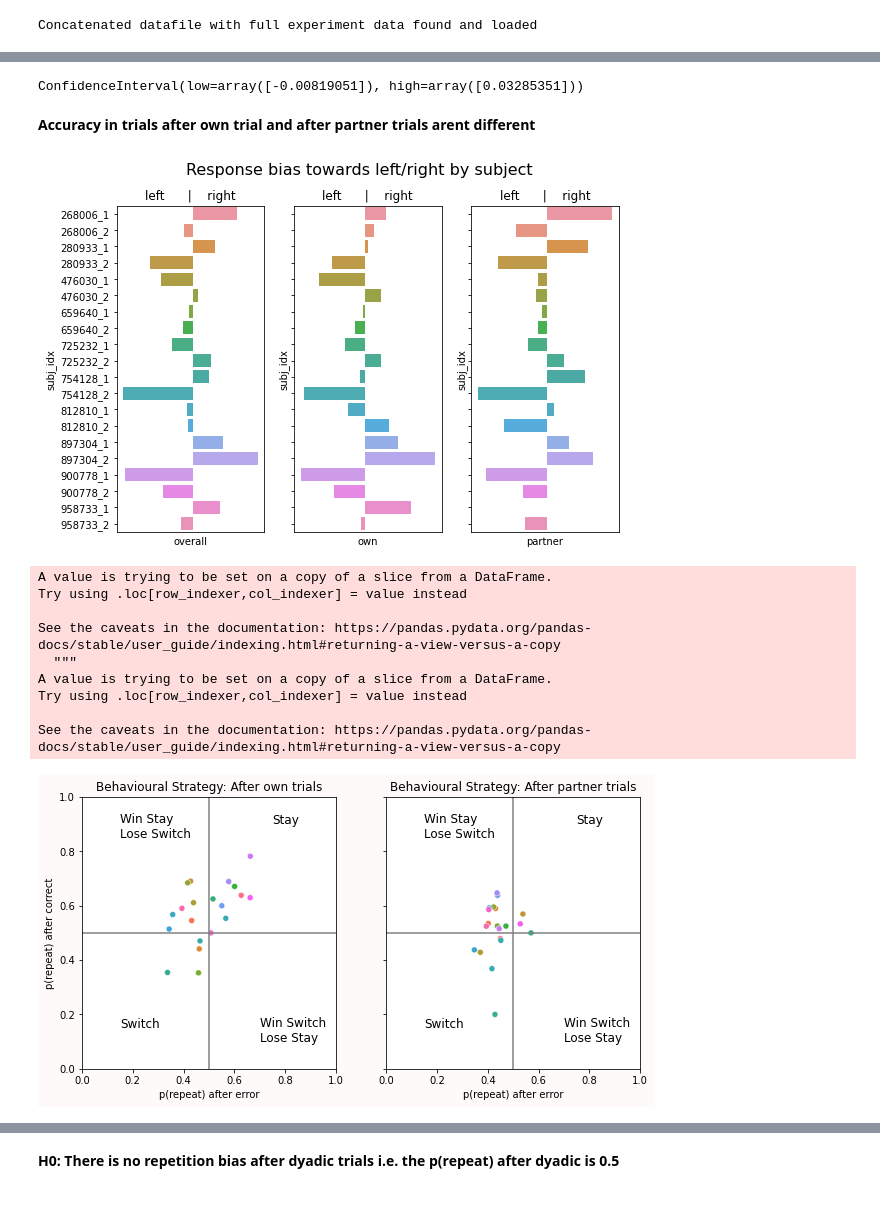
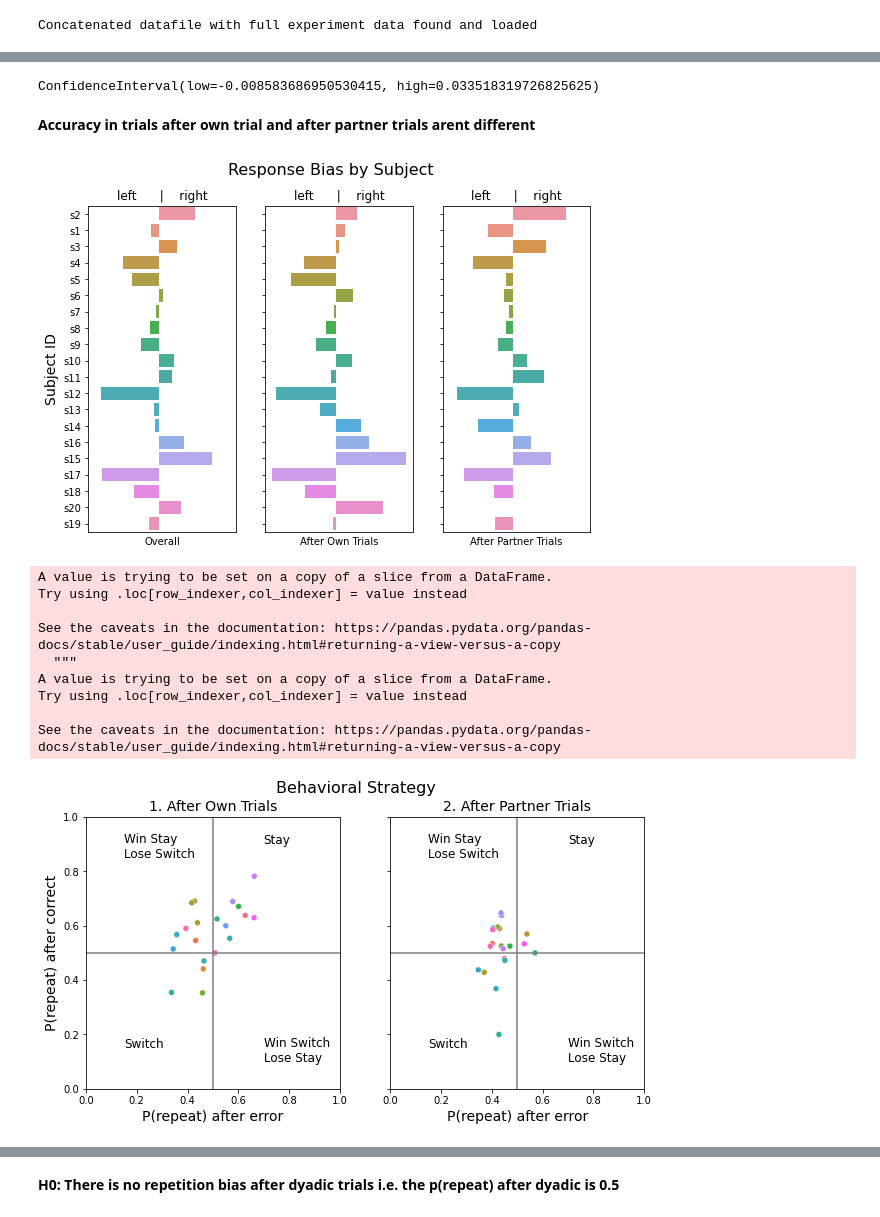
Before and after one commit to 104H/dyadicdecisionmaking, a Jupyter notebook: dataanalysis/analysis.ipynb, the cells around one changed output, grey strips where cells are left out. Drawn from its saved outputs; the diff is of its cells as text; code cells hidden in the pictures.

Commit message:
Updated with suggestions for Plot changes

```diff
--- a/dataanalysis/analysis.ipynb
+++ b/dataanalysis/analysis.ipynb
@@ -149,0 +141,10 @@ print(subjects)
+# %%
+#for better looking charts, subject ids are shorterned
+subjects = trials_df['subj_idx'].unique()
+sids = {x: 's' + str(i+1) for i,x in enumerate(trials_df['subj_idx'].unique())}
+"""
+for c in trials_df.columns:
+  if ('subj' in c ) or ('subject' in c ):
+    trials_df[c].replace(sids,inplace=True)
+"""
+sids
@@ -181,33 +222,43 @@ After Partner trial, mean: 78.26% sem: 2.80%
 # %%
 #bnasic assumption in analysis: each individual is independent..resample individuals
 tmpdf = pd.concat([t1, t2,t3], axis=1, join="outer")
-tmpdf['diff'] = tmpdf['partner'] - tmpdf['own']
-tmpdf.drop(columns=['overall','own','partner'],axis=1,inplace=True)
+tmpdf['diff'] = tmpdf['After Partner Trials'] - tmpdf['After Own Trials']
+tmpdf = tmpdf['diff']
 ci = scipy.stats.bootstrap((tmpdf.to_numpy(),), np.mean, confidence_level=0.95)
 print(ci.confidence_interval)
 # %% [output]
-ConfidenceInterval(low=array([-0.00819051]), high=array([0.03285351]))
+ConfidenceInterval(low=-0.008583686950530415, high=0.033518319726825625)
 # %% [markdown]
 **Accuracy in trials after own trial and after partner trials arent different**
 # %%
 """
 Summary: Response direction bias
 """
-fig, ax = plt.subplots(1,3,figsize=(9,6),sharey=True)
-tmpdf = trials_df.groupby(['subj_idx'])['response'].mean().rename('overall')
+fig, ax = plt.subplots(1,3,figsize=(9,6),sharey=True,sharex=True)
+tmpdf = trials_df.groupby(['subj_idx'])['response'].mean().rename('Overall')
+tmpdf.rename(index=sids,inplace=True)#change subject ids
 sns.barplot(x=tmpdf,y=tmpdf.index,ax=ax[0])
-tmpdf = trials_df[trials_df['subj_idx'] == trials_df['l1_subject']].groupby(['subj_idx'])['response'].mean().rename('own')
+
+tmpdf = trials_df[trials_df['subj_idx'] == trials_df['l1_subject']].groupby(['subj_idx'])['response'].mean().rename('After Own Trials')
+tmpdf.rename(index=sids,inplace=True)#change subject ids
 sns.barplot(x=tmpdf,y=tmpdf.index,ax=ax[1])
-tmpdf = trials_df[trials_df['subj_idx'] != trials_df['l1_subject']].groupby(['subj_idx'])['response'].mean().rename('partner')
+
+tmpdf = trials_df[trials_df['subj_idx'] != trials_df['l1_subject']].groupby(['subj_idx'])['response'].mean().rename('After Partner Trials')
+tmpdf.rename(index=sids,inplace=True)#change subject ids
 sns.barplot(x=tmpdf,y=tmpdf.index,ax=ax[2])
+
 for i in range(3):
   ax[i].set_title("left      |    right",fontsize=12)
   ax[i].set_xticks([])
-plt.suptitle("Response bias towards left/right by subject",fontsize=16)
+ax[0].set_ylabel('Subject ID',fontsize=14)
+ax[1].set_ylabel('')
+ax[2].set_ylabel('')
+
+plt.suptitle("Response Bias by Subject",fontsize=16)
 plt.show()
 del tmpdf
 # %% [output]
-[figure, old version]
+[figure, new version]
 # %%
 def det_behavior(x):
   if x[0] >= 0.5:
@@ -226,22 +277,23 @@ Summary: Bahavioral Strategies
 """
 tmpdf = trials_df[['subj_idx','l1_subject','l1_stim', 'l1_resp','l1_repeat']]
 tmpdf['l1_correct'] = (tmpdf['l1_stim'] == tmpdf['l1_resp']) * 1
-tmpdf['l1_subject'] = np.select([(tmpdf['subj_idx'] == tmpdf['l1_subject']),(tmpdf['subj_idx'] != tmpdf['l1_subject'])],['own','partner'])
+tmpdf['l1_subject'] = np.select([(tmpdf['subj_idx'] == tmpdf['l1_subject']),(tmpdf['subj_idx'] != tmpdf['l1_subject'])],['Own','Partner'])
 tmpdf = tmpdf.groupby(['subj_idx','l1_subject','l1_correct'])['l1_repeat'].mean().unstack()
 tmpdf['behav'] = tmpdf.apply(lambda x: det_behavior(x),axis=1)
 
-fig,ax = plt.subplots(1,2,figsize=(10,5),sharex=True,sharey=True,facecolor='snow')
-for i,val in enumerate(['own','partner']):
+fig,ax = plt.subplots(1,2,figsize=(10,5),sharex=True,sharey=True)
+fig.suptitle("Behavioral Strategy",fontsize=16)
+for i,val in enumerate(['Own','Partner']):
   d = tmpdf.xs(val, level='l1_subject')
   sns.scatterplot(x=d[1],y=d[0],hue=d.index,legend=False,ax=ax[i])
-  ax[i].set_title('Behavioural Strategy: After {} trials'.format(val))
+  ax[i].set_title('{}. After {} Trials'.format(i+1,val),fontsize=14)
   ax[i].axvline(0.5,color='gray')
   ax[i].axhline(0.5,color='gray')
   ax[i].set_xlim(0,1)
-  ax[i].set_xlabel("p(repeat) after error")
+  ax[i].set_xlabel("P(repeat) after error",fontsize=14)
   ax[i].set_ylim(0,1)
-  ax[i].set_ylabel("p(repeat) after correct")
-  ax[i].text(0.75, 0.9,'Stay', fontsize=12)
+  ax[i].set_ylabel("P(repeat) after correct",fontsize=14)
+  ax[i].text(0.7, 0.9,'Stay', fontsize=12)
   ax[i].text(0.15, 0.85,"Win Stay\nLose Switch", fontsize=12)
   ax[i].text(0.15, 0.15,"Switch", fontsize=12)
   ax[i].text(0.7, 0.10,"Win Switch\nLose Stay", fontsize=12)
@@ -259,4 +311,4 @@ A value is trying to be set on a copy of a slice from a DataFrame.
 Try using .loc[row_indexer,col_indexer] = value instead
 
 See the caveats in the documentation: https://pandas.pydata.org/pandas-docs/stable/user_guide/indexing.html#returning-a-view-versus-a-copy
-[figure, old version]
+[figure, new version]
```
Also changed, not shown: parts of 39 cells of this notebook.
